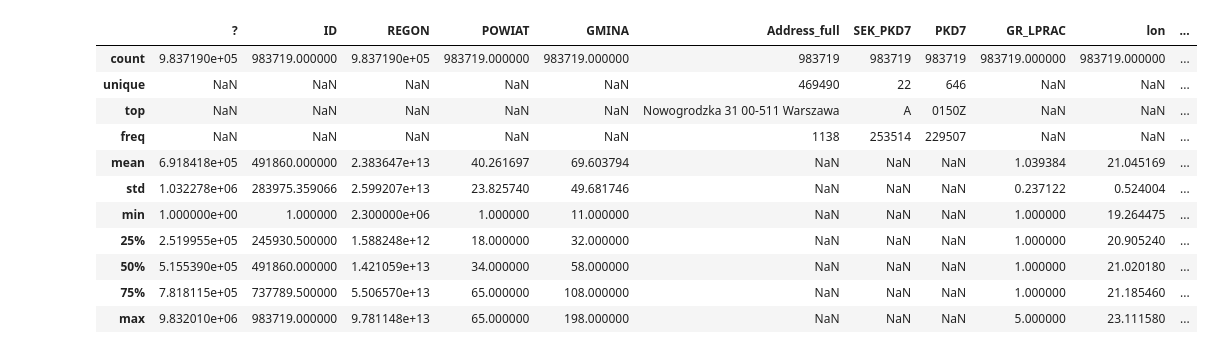
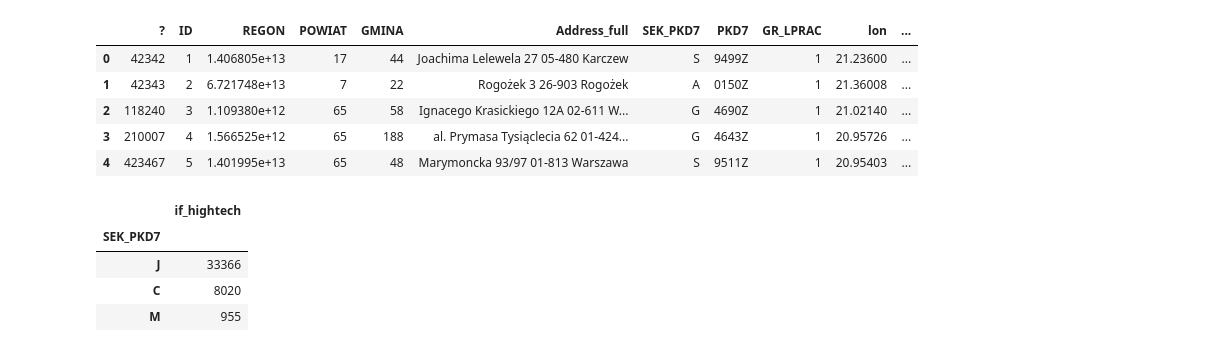
Before and after one commit to fszymanski13/master_thesis, a Jupyter notebook: notebooks/Wstępna analiza.ipynb, the cells around one changed output. Cells and saved outputs as stored; diff of their text form; code cells hidden in the pictures.

```diff
--- a/notebooks/Wstępna analiza.ipynb
+++ b/notebooks/Wstępna analiza.ipynb
@@ -7,22 +7,16 @@ import geopandas as gpd
 from shapely.geometry import Point
 from sklearn.cluster import DBSCAN
 # %%
-df = pd.read_csv('data1.csv', sep = ';')
+df = pd.read_csv('C:\\Studia\\Master\\master_thesis\\data\\data1.csv', sep = ';')
 # %%
 pd.set_option('display.max_columns', None)
 pd.set_option('display.max_rows', None)
 
-df.describe(include = 'all')
+df.head(5)
 # %% [output]
 |  | ? | ID | REGON | POWIAT | GMINA | Address_full | SEK_PKD7 | PKD7 | GR_LPRAC | lon | ... |
-| count | 9.837190e+05 | 983719.000000 | 9.837190e+05 | 983719.000000 | 983719.000000 | 983719 | 983719 | 983719 | 983719.000000 | 983719.000000 | ... |
-| unique | NaN | NaN | NaN | NaN | NaN | 469490 | 22 | 646 | NaN | NaN | ... |
-| top | NaN | NaN | NaN | NaN | NaN | Nowogrodzka 31 00-511 Warszawa | A | 0150Z | NaN | NaN | ... |
-| freq | NaN | NaN | NaN | NaN | NaN | 1138 | 253514 | 229507 | NaN | NaN | ... |
-| mean | 6.918418e+05 | 491860.000000 | 2.383647e+13 | 40.261697 | 69.603794 | NaN | NaN | NaN | 1.039384 | 21.045169 | ... |
-| std | 1.032278e+06 | 283975.359066 | 2.599207e+13 | 23.825740 | 49.681746 | NaN | NaN | NaN | 0.237122 | 0.524004 | ... |
-| min | 1.000000e+00 | 1.000000 | 2.300000e+06 | 1.000000 | 11.000000 | NaN | NaN | NaN | 1.000000 | 19.264475 | ... |
-| 25% | 2.519955e+05 | 245930.500000 | 1.588248e+12 | 18.000000 | 32.000000 | NaN | NaN | NaN | 1.000000 | 20.905240 | ... |
-| 50% | 5.155390e+05 | 491860.000000 | 1.421059e+13 | 34.000000 | 58.000000 | NaN | NaN | NaN | 1.000000 | 21.020180 | ... |
-| 75% | 7.818115e+05 | 737789.500000 | 5.506570e+13 | 65.000000 | 108.000000 | NaN | NaN | NaN | 1.000000 | 21.185460 | ... |
-| max | 9.832010e+06 | 983719.000000 | 9.781148e+13 | 65.000000 | 198.000000 | NaN | NaN | NaN | 5.000000 | 23.111580 | ... |
+| 0 | 42342 | 1 | 1.406805e+13 | 17 | 44 | Joachima Lelewela 27 05-480 Karczew | S | 9499Z | 1 | 21.23600 | ... |
+| 1 | 42343 | 2 | 6.721748e+13 | 7 | 22 | Rogożek 3 26-903 Rogożek | A | 0150Z | 1 | 21.36008 | ... |
+| 2 | 118240 | 3 | 1.109380e+12 | 65 | 58 | Ignacego Krasickiego 12A 02-611 W... | G | 4690Z | 1 | 21.02140 | ... |
+| 3 | 210007 | 4 | 1.566525e+12 | 65 | 188 | al. Prymasa Tysiąclecia 62 01-424... | G | 4643Z | 1 | 20.95726 | ... |
+| 4 | 423467 | 5 | 1.401995e+13 | 65 | 48 | Marymoncka 93/97 01-813 Warszawa | S | 9511Z | 1 | 20.95403 | ... |
@@ -28,0 +27,8 @@ df.describe(include = 'all')
+# %%
+df[['SEK_PKD7', 'if_hightech']].query('if_hightech == 1').groupby('SEK_PKD7').count().sort_values(by = 'if_hightech', ascending = False)
+# %% [output]
+|  | if_hightech |
+| SEK_PKD7 |  |
+| J | 33366 |
+| C | 8020 |
+| M | 955 |
```
Also changed, not shown: parts of 19 cells of this notebook, 1 other file.
